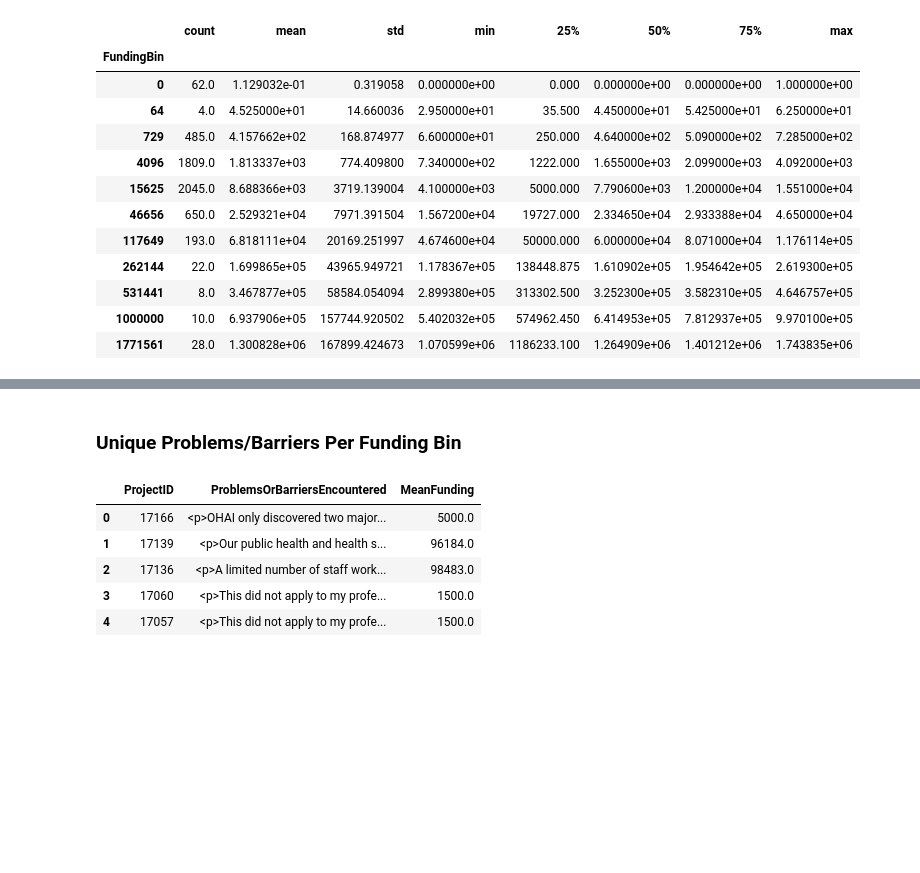
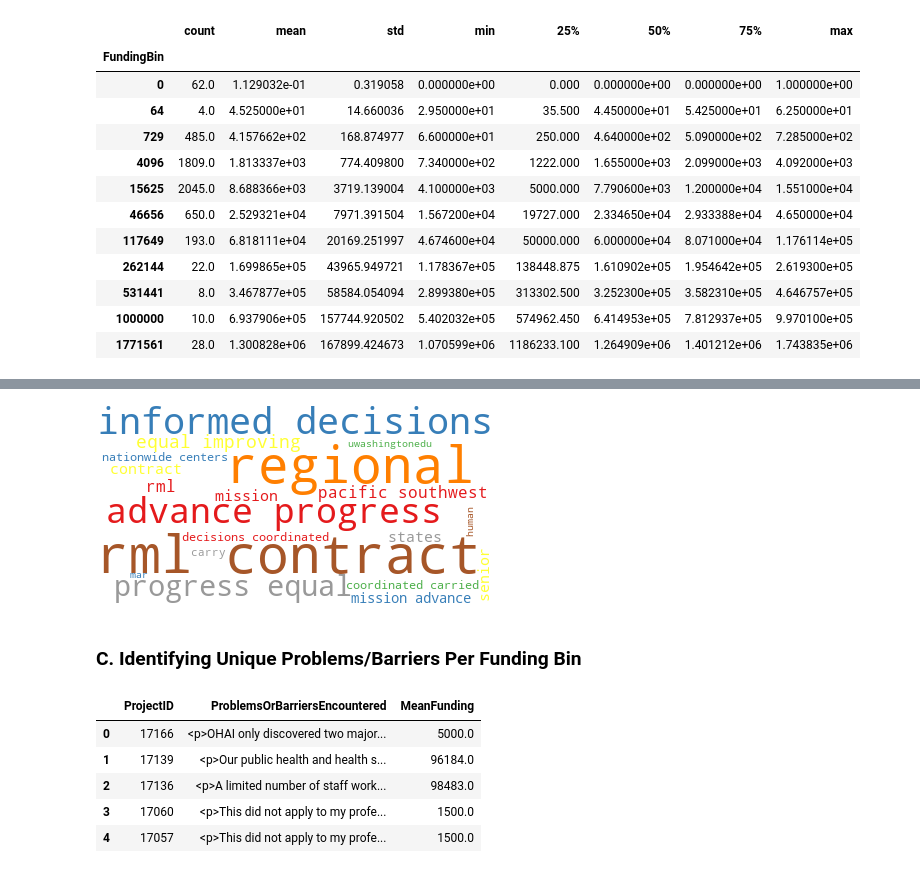
Before and after one commit to rachelfuu/nec-internship-project, a Jupyter notebook: NCDS-Project-Clean.ipynb, the cells around one changed output, grey strips where cells are left out. Drawn from its saved outputs; the diff is of its cells as text; code cells hidden in the pictures; blank space fills up the shorter version.

```diff
--- a/NCDS-Project-Clean.ipynb
+++ b/NCDS-Project-Clean.ipynb
@@ -408,2 +544,10 @@ keys_count
 # %%
 pd.reset_option('display.max_colwidth')
+# %%
+#combine key summaries for all projects per bin
+all_title = clean_sum_bins.groupby(['FundingBin'])['CleanTitle'].apply(' '.join).reset_index()
+all_sum = clean_sum_bins.groupby(['FundingBin'])['ShortSummary'].apply(' '.join).reset_index()
+
+all_keys = all_title.merge(all_sum, on = "FundingBin").merge(keys_count['NumberProjects'], on = "FundingBin")
+
+all_keys
@@ -409,0 +567,6 @@ pd.reset_option('display.max_colwidth')
+# %%
+#count number of words in each bin
+all_keys["TitleCount"] = all_keys["CleanTitle"].apply(str.count, args = (" "))+1
+all_keys["SumCount"] = all_keys["ShortSummary"].apply(str.count, args = (" "))+1
+
+all_keys
@@ -410,5 +586,22 @@ pd.reset_option('display.max_colwidth')
+# %%
+def cloud_gen(bin_num, df, col):
+
+    """generates a word cloud for the specific funding bin."""
+
+    barriers_num = ' '.join(list(df[df['FundingBin'] == bin_num][col].values))
+
+    return (WordCloud(background_color="white",
+                max_words=20,
+                contour_width=3,
+                contour_color='red',
+                colormap = 'Set1',
+                scale = 1).generate(barriers_num).to_image())
+# %%
+cloud_gen(1771561, all_keys, "ShortSummary")
+# %% [output]
+[figure, added]
 # %% [markdown]
-### Unique Problems/Barriers Per Funding Bin
+### C. Identifying Unique Problems/Barriers Per Funding Bin
 # %%
 rep = run_query("SELECT * FROM Reports")[["ProjectID","ProblemsOrBarriersEncountered"]]
 rep_bar = rep[rep.ProblemsOrBarriersEncountered.astype(bool)]
```
Also changed, not shown: parts of 43 cells of this notebook.
